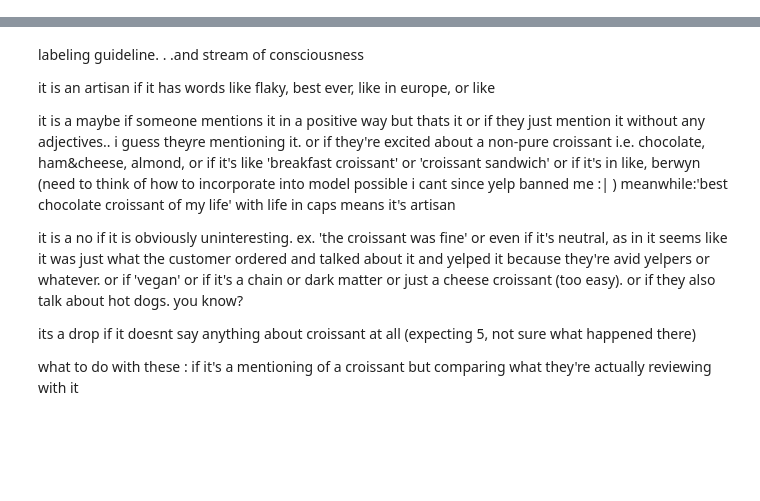
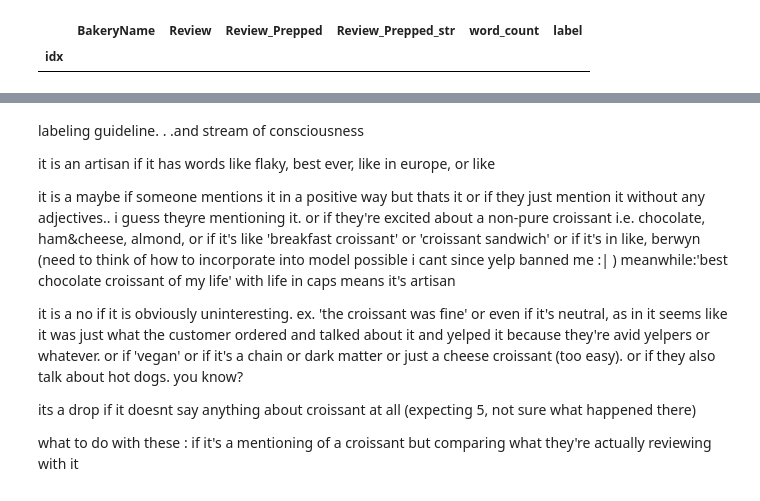
Before and after one commit to kb3k/can-chicago-create-croissants, a Jupyter notebook: nlp/label_data.ipynb, the cells around one changed output, grey strips where cells are left out. Cells and saved outputs as stored; diff of their text form; code cells hidden in the pictures; blank space fills up the shorter version.

```diff
--- a/nlp/label_data.ipynb
+++ b/nlp/label_data.ipynb
@@ -12,6 +12,11 @@ df.head()
 | idx2 | bang bang pie and biscuits | reminded me of a croissant) and l... | ['remind', 'croissant', 'light', ... | remind croissant light actual fil... | <FreqDist with 8 samples and 8 ou... | NaN |
 | idx3 | good ambler | minutes. - Ham and cheese croissa... | ['minut', 'ham', 'chees', 'croiss... | minut ham chees croissant : crois... | <FreqDist with 11 samples and 12 ... | NaN |
 | idx4 | p%C3%A2tisserie coralie | is a croissant desert. Search no ... | ['croissant', 'desert', 'search',... | croissant desert search friend st... | <FreqDist with 14 samples and 14 ... | NaN |
+# %%
+df.loc[(df.Review_Prepped_str.str.contains('lay'))]
+# %% [output]
+|  | BakeryName | Review | Review_Prepped | Review_Prepped_str | word_count | label |
+| idx |  |  |  |  |  |  |
 # %%
 df.loc[(df.Review_Prepped_str.str.contains('flak')) & (df.BakeryName!='hoosier mama pie company'), 'label'] = 'artisan'
 # %%
```
